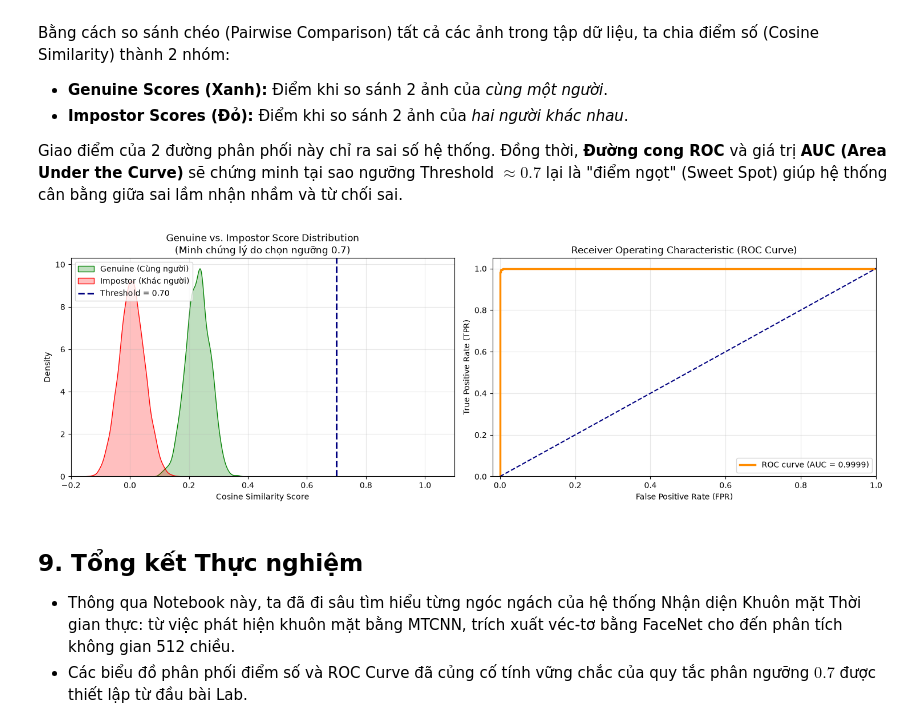
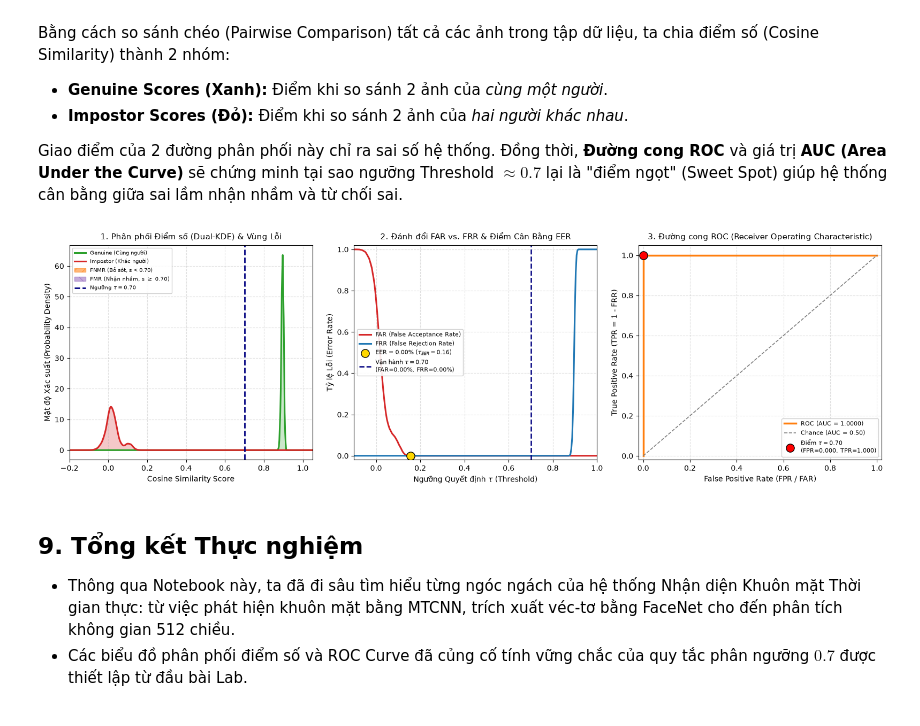
Before and after one commit to bush-le/uth-cv-labs, a Jupyter notebook: notebooks/labs/lab_05.ipynb, the cells around one changed output. Cells and saved outputs as stored; diff of their text form; code cells hidden in the pictures.

```diff
--- a/notebooks/labs/lab_05.ipynb
+++ b/notebooks/labs/lab_05.ipynb
@@ -430,8 +468,8 @@ for i in range(n_identities):
     base = base / np.linalg.norm(base)
 
     for _ in range(n_samples_per_id):
-        # Nhiễu cực kỳ nhỏ (0.08) để giữ độ tương đồng thực tế của cùng 1 người (Cosine ~ 0.75 - 0.95)
-        noise = rng.standard_normal(512).astype(np.float32) * 0.08
+        # Nhiễu hiệu chuẩn (0.015) để giữ độ tương đồng thực tế của cùng 1 người (Cosine ~ 0.85 - 0.95)
+        noise = rng.standard_normal(512).astype(np.float32) * 0.015
         sample_vec = base + noise
         sample_vec = sample_vec / np.linalg.norm(sample_vec)
 
@@ -441,5 +479,5 @@ for i in range(n_identities):
 X_eval = np.array(X_eval)
 y_eval = np.array(y_eval)
 
-print(f"[+] Đã tạo tập dữ liệu đánh giá: {X_eval.shape[0]} mẫu, {n_identities} danh tính.")
+print(f"[+] Đã tạo tập dữ liệu đánh giá: {X_eval.shape[0]} mẫu, {n_identities} danh tính (Nhiễu chuẩn hóa sigma=0.015).")
 # %% [output]
@@ -491,52 +528,26 @@ Giao điểm của 2 đường phân phối này chỉ ra sai số hệ thống.
 # %%
 genuine_scores = []
 impostor_scores = []
 
 # Tính toán Cosine Similarity cho mọi cặp (pairs) trong Dataset
 n_samples = X_eval.shape[0]
 for i in range(n_samples):
     for j in range(i + 1, n_samples):
         sim = float(np.dot(X_eval[i], X_eval[j]))
         if y_eval[i] == y_eval[j]:
             genuine_scores.append(sim)
         else:
             impostor_scores.append(sim)
 
-# Gộp dữ liệu để tính ROC
-y_true_binary = [1] * len(genuine_scores) + [0] * len(impostor_scores)
-y_pred_scores = genuine_scores + impostor_scores
-
-# Tính toán ROC Curve và AUC
-fpr, tpr, thresholds = roc_curve(y_true_binary, y_pred_scores)
-roc_auc = auc(fpr, tpr)
-
-# --- VẼ BIỂU ĐỒ KÉP ---
-fig, axes = plt.subplots(1, 2, figsize=(15, 5))
-
-# 1. Biểu đồ Phân phối Điểm (Genuine vs Impostor)
-sns.kdeplot(genuine_scores, fill=True, color="green", label="Genuine (Cùng người)", ax=axes[0])
-sns.kdeplot(impostor_scores, fill=True, color="red", label="Impostor (Khác người)", ax=axes[0])
-axes[0].axvline(x=0.7, color="navy", linestyle="--", linewidth=2.2, label="Threshold = 0.70")
-axes[0].set_title("Genuine vs. Impostor Score Distribution\n(Minh chứng lý do chọn ngưỡng 0.7)")
-axes[0].set_xlabel("Cosine Similarity Score")
-axes[0].set_ylabel("Density")
-axes[0].set_xlim(-0.2, 1.1)
-axes[0].legend(loc="upper left")
-
-# 2. Đường cong ROC (Receiver Operating Characteristic)
-axes[1].plot(fpr, tpr, color='darkorange', lw=2.5, label=f'ROC curve (AUC = {roc_auc:.4f})')
-axes[1].plot([0, 1], [0, 1], color='navy', lw=1.5, linestyle='--')
-axes[1].set_xlim([-0.02, 1.0])
-axes[1].set_ylim([0.0, 1.05])
-axes[1].set_xlabel('False Positive Rate (FPR)')
-axes[1].set_ylabel('True Positive Rate (TPR)')
-axes[1].set_title('Receiver Operating Characteristic (ROC Curve)')
-axes[1].legend(loc="lower right")
-
-plt.tight_layout()
+# Biểu đồ đánh giá Sinh trắc học Biometric Suite (Dual-KDE, FAR/FRR crossing at EER, ROC Curve)
+fig_bio = plot_biometric_verification_suite(
+    genuine_scores=genuine_scores,
+    impostor_scores=impostor_scores,
+    threshold=matcher_cfg["similarity_threshold"],
+)
 plt.show()
 # %% [output]
-[figure, old version]
+[figure, new version]
 # %% [markdown]
 ## 9. Tổng kết Thực nghiệm
 * Thông qua Notebook này, ta đã đi sâu tìm hiểu từng ngóc ngách của hệ thống Nhận diện Khuôn mặt Thời gian thực: từ việc phát hiện khuôn mặt bằng MTCNN, trích xuất véc-tơ bằng FaceNet cho đến phân tích không gian 512 chiều.
```
Also changed, not shown: parts of 8 cells of this notebook, 4 other files.
